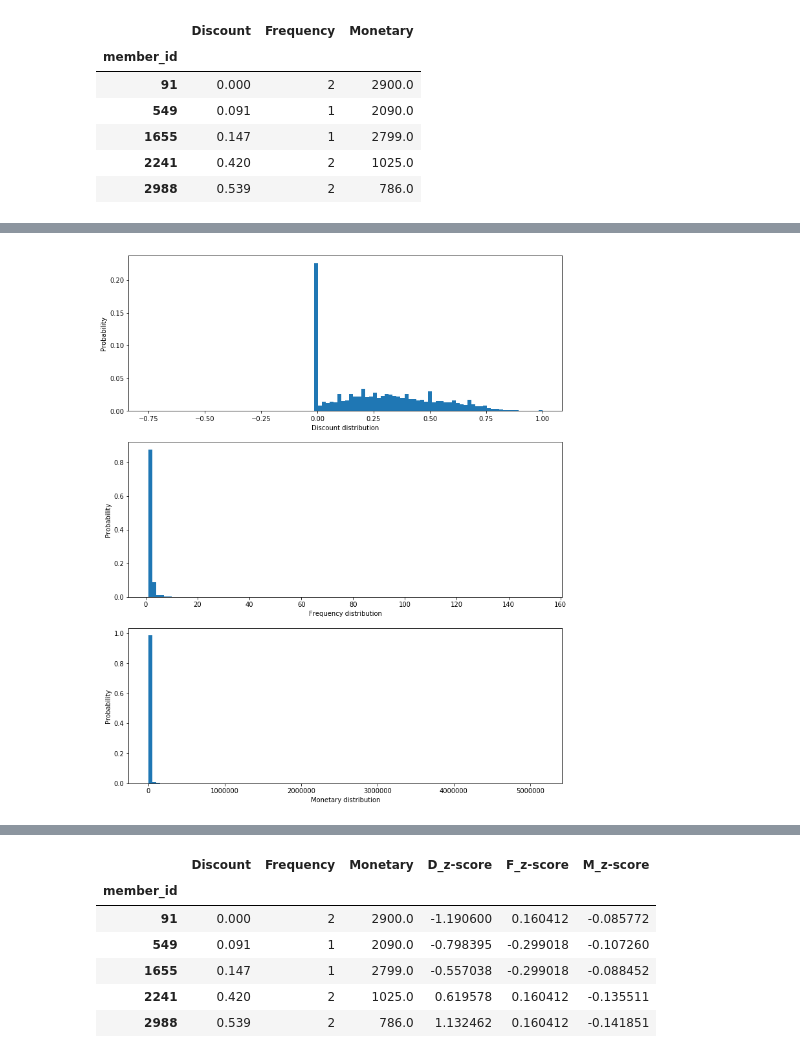
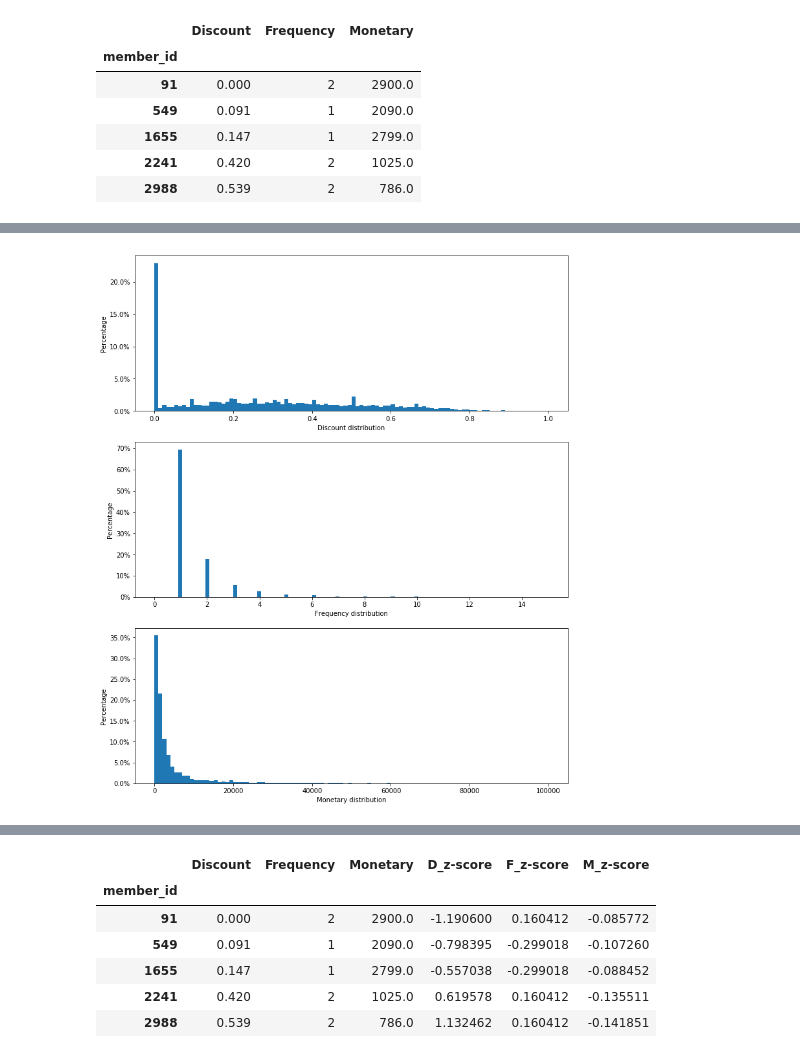
Before and after one commit to Ken0327/DataInnovation, a Jupyter notebook: DFM_Model-z_score_pchome.ipynb, the cells around one changed output, grey strips where cells are left out. Saved outputs shown, nothing was run; the diff lists cells and outputs as text; code cells hidden in the pictures.

```diff
--- a/DFM_Model-z_score_pchome.ipynb
+++ b/DFM_Model-z_score_pchome.ipynb
@@ -113,31 +115,35 @@ plt.show()
 # %%
 # Plot DFM distributions for probability
 
 # y-asix is probability
+from matplotlib.ticker import PercentFormatter
 
 plt.figure(figsize=(12,15))
 # Plot distribution of D
 plt.subplot(3, 1, 1);
 weights = np.ones_like(np.array(df_DFM['Discount']))/float(len(np.array(df_DFM['Discount'])))
 plt.xlabel('Discount distribution')
-plt.ylabel('Probability')
-plt.hist(df_DFM['Discount'], weights=weights, bins=100)
+plt.ylabel('Percentage')
+plt.hist(df_DFM['Discount'], weights=weights, bins=100, range=(0,1))
+plt.gca().yaxis.set_major_formatter(PercentFormatter(1))
 # Plot distribution of F
 plt.subplot(3, 1, 2);
 weights = np.ones_like(np.array(df_DFM['Frequency']))/float(len(np.array(df_DFM['Frequency'])))
 plt.xlabel('Frequency distribution')
-plt.ylabel('Probability')
-plt.hist(df_DFM['Frequency'], weights=weights, bins=100)
+plt.ylabel('Percentage')
+plt.hist(df_DFM['Frequency'], weights=weights, bins=100, range=(0,15))
+plt.gca().yaxis.set_major_formatter(PercentFormatter(1))
 # Plot distribution of M
 plt.subplot(3, 1, 3);
 weights = np.ones_like(np.array(df_DFM['Monetary']))/float(len(np.array(df_DFM['Monetary'])))
 plt.xlabel('Monetary distribution')
-plt.ylabel('Probability')
-plt.hist(df_DFM['Monetary'], weights=weights, bins=100)
+plt.ylabel('Percentage')
+plt.hist(df_DFM['Monetary'], weights=weights, bins=100, range=(0,100000))
+plt.gca().yaxis.set_major_formatter(PercentFormatter(1))
 # Show the plot
 plt.show()
 # %% [output]
-[figure, old version]
+[figure, new version]
 # %%
 # Plot DFM distributions for count
 
```
Also changed, not shown: parts of 4 cells of this notebook, 1 other file.
